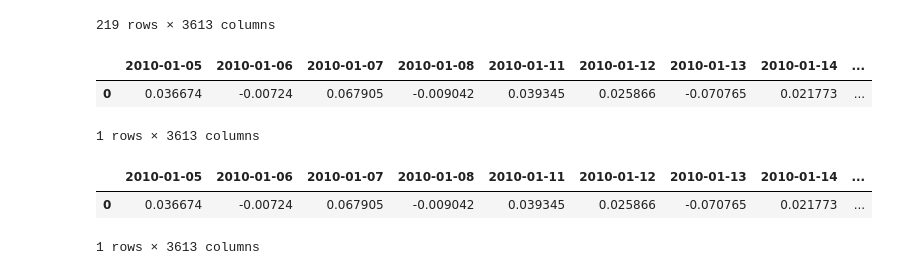
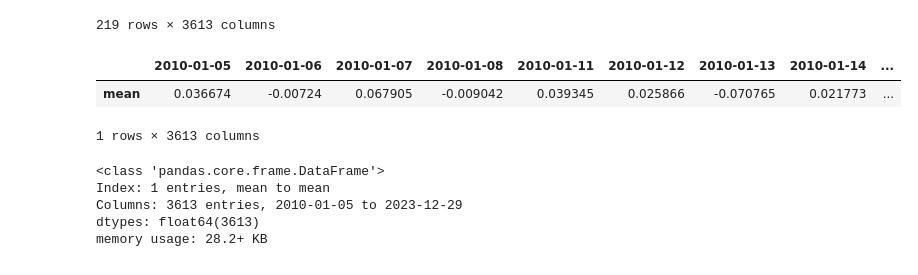
Before and after one commit to grallv/DSB2, a Jupyter notebook: calc_normalret.ipynb, the cells around one changed output. Saved outputs shown, nothing was run; the diff lists cells and outputs as text; code cells hidden in the pictures.

```diff
--- a/calc_normalret.ipynb
+++ b/calc_normalret.ipynb
@@ -23,22 +24,23 @@ daily_ret
 219 rows × 3613 columns
 # %%
 market_ret = daily_ret[daily_ret.index == 'mean']
-market_ret = market_ret.reset_index()
-market_ret = market_ret.drop(columns='index')
+# market_ret = market_ret.reset_index()
+# market_ret = market_ret.drop(columns='index')
 # market_ret = market_ret.to_numpy()
 market_ret
 # print((market_ret))
 # %% [output]
 |  | 2010-01-05 | 2010-01-06 | 2010-01-07 | 2010-01-08 | 2010-01-11 | 2010-01-12 | 2010-01-13 | 2010-01-14 | ... |
-| 0 | 0.036674 | -0.00724 | 0.067905 | -0.009042 | 0.039345 | 0.025866 | -0.070765 | 0.021773 | ... |
+| mean | 0.036674 | -0.00724 | 0.067905 | -0.009042 | 0.039345 | 0.025866 | -0.070765 | 0.021773 | ... |
 1 rows × 3613 columns
-# %%
-mret_na = market_ret.dropna()
-mret_na
-# %% [output]
-|  | 2010-01-05 | 2010-01-06 | 2010-01-07 | 2010-01-08 | 2010-01-11 | 2010-01-12 | 2010-01-13 | 2010-01-14 | ... |
-| 0 | 0.036674 | -0.00724 | 0.067905 | -0.009042 | 0.039345 | 0.025866 | -0.070765 | 0.021773 | ... |
-1 rows × 3613 columns
+# %%
+market_ret.info()
+# %% [output]
+<class 'pandas.core.frame.DataFrame'>
+Index: 1 entries, mean to mean
+Columns: 3613 entries, 2010-01-05 to 2023-12-29
+dtypes: float64(3613)
+memory usage: 28.2+ KB
 # %%
 asset_i_ret = daily_ret.drop('mean', axis=0)
 asset_i_ret = asset_i_ret.reset_index()
```
Also changed, not shown: parts of 17 cells of this notebook.
